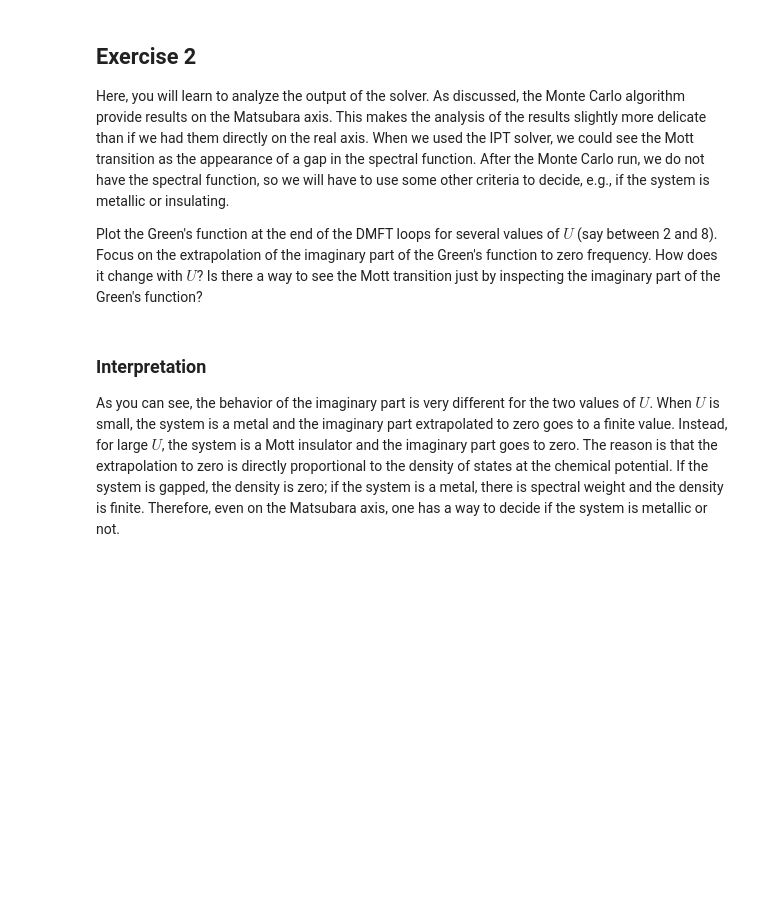
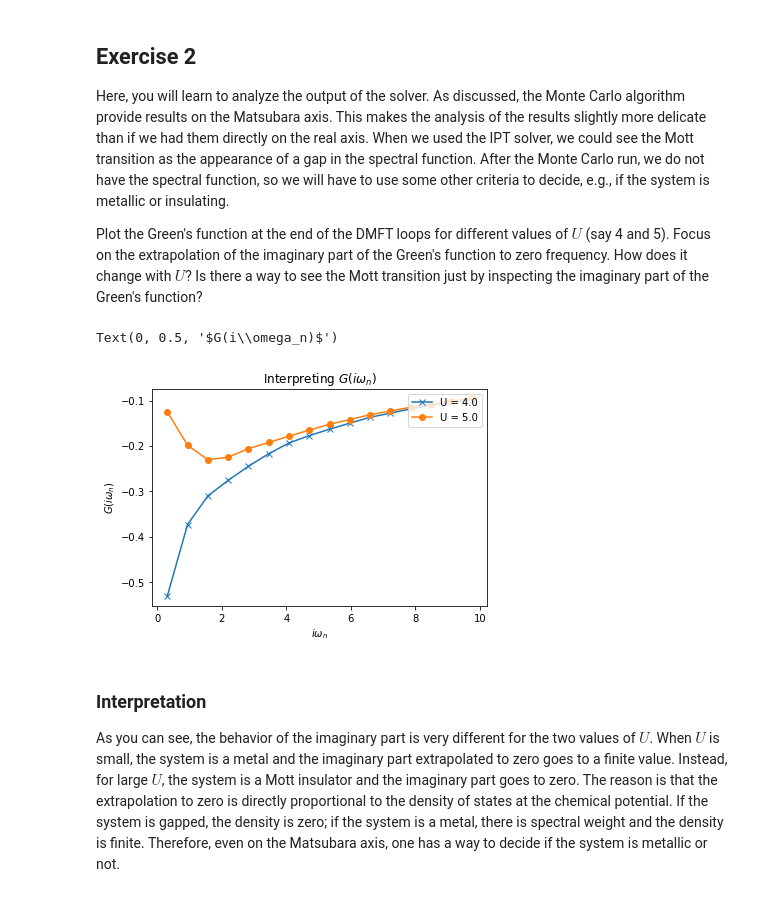
Before and after one commit to mferrero/les_houches_2021, a Jupyter notebook: tutorial/07 - Mott transition in the Bethe lattice.ipynb, the cells around one changed output. Cells and saved outputs as stored; diff of their text form; code cells hidden in the pictures; blank space fills up the shorter version.

```diff
--- a/tutorial/07 - Mott transition in the Bethe lattice.ipynb
+++ b/tutorial/07 - Mott transition in the Bethe lattice.ipynb
@@ -87,19 +94,25 @@ axis. When we used the IPT solver, we could see the Mott transition as the appea
 After the Monte Carlo run, we do not have the spectral function, so we will have to use some other criteria to decide, e.g.,
 if the system is metallic or insulating.
 
-Plot the Green's function at the end of the DMFT loops for several values of $U$ (say between 2 and 8). Focus on the extrapolation of the imaginary part of the Green's function to zero frequency. How does it change with $U$? Is there
+Plot the Green's function at the end of the DMFT loops for different values of $U$ (say 4 and 5). Focus on the extrapolation of the imaginary part of the Green's function to zero frequency. How does it change with $U$? Is there
 a way to see the Mott transition just by inspecting the imaginary part of the Green's function?
 # %%
-A1 = HDFArchive("results_U2.00.h5", 'r')
+%matplotlib inline
+from triqs.plot.mpl_interface import *
+
+A1 = HDFArchive("results_U4.00.h5", 'r')
 A2 = HDFArchive("results_U5.00.h5", 'r')
 
 # Plot the Green's function of the last iteration
-oploti(A1['G-9']['up'], '-x', x_window=(0,10), label='U = 2.0')
-oploti(A2['G-9']['down'], '-o', x_window=(0,10), label='U = 6.0')
+oploti(A1['G-9']['up'], '-x', x_window=(0,10), label='U = 4.0')
+oploti(A2['G-9']['down'], '-o', x_window=(0,10), label='U = 5.0')
 
 plt.title("Interpreting $G(i\omega_n)$")
 plt.xlabel("$i\omega_n$")
 plt.ylabel("$G(i\omega_n)$")
+# %% [output]
+Text(0, 0.5, '$G(i\\omega_n)$')
+[figure, added]
 # %% [markdown]
 ### Interpretation
 
```
Also changed, not shown: parts of 10 cells of this notebook, 3 other files.
